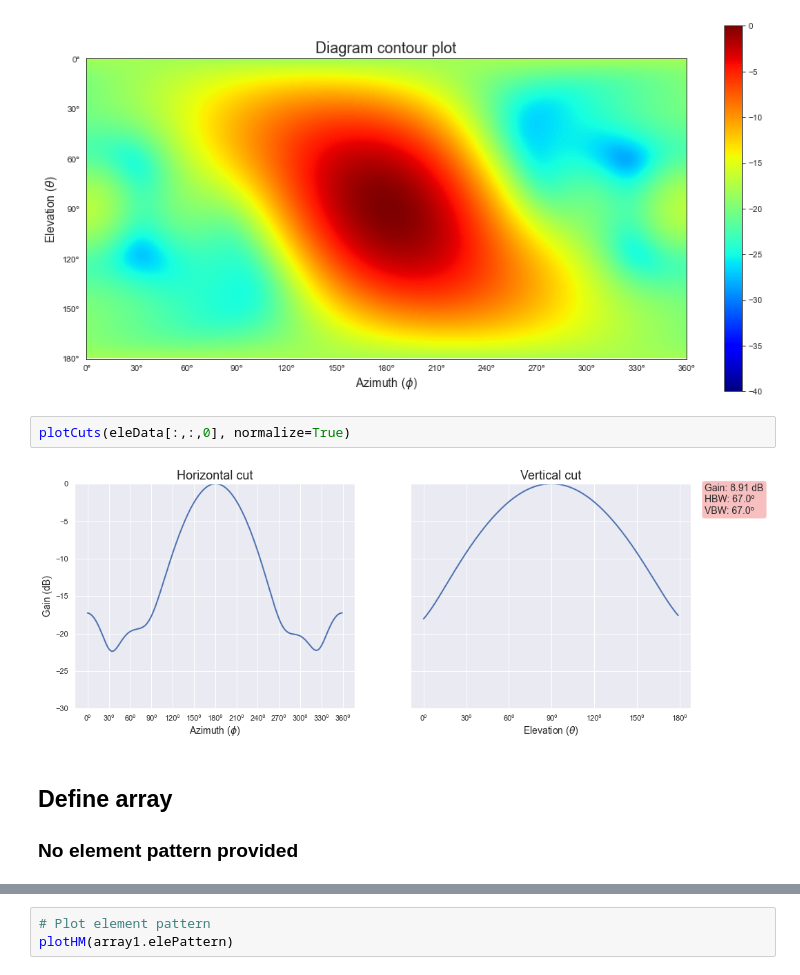
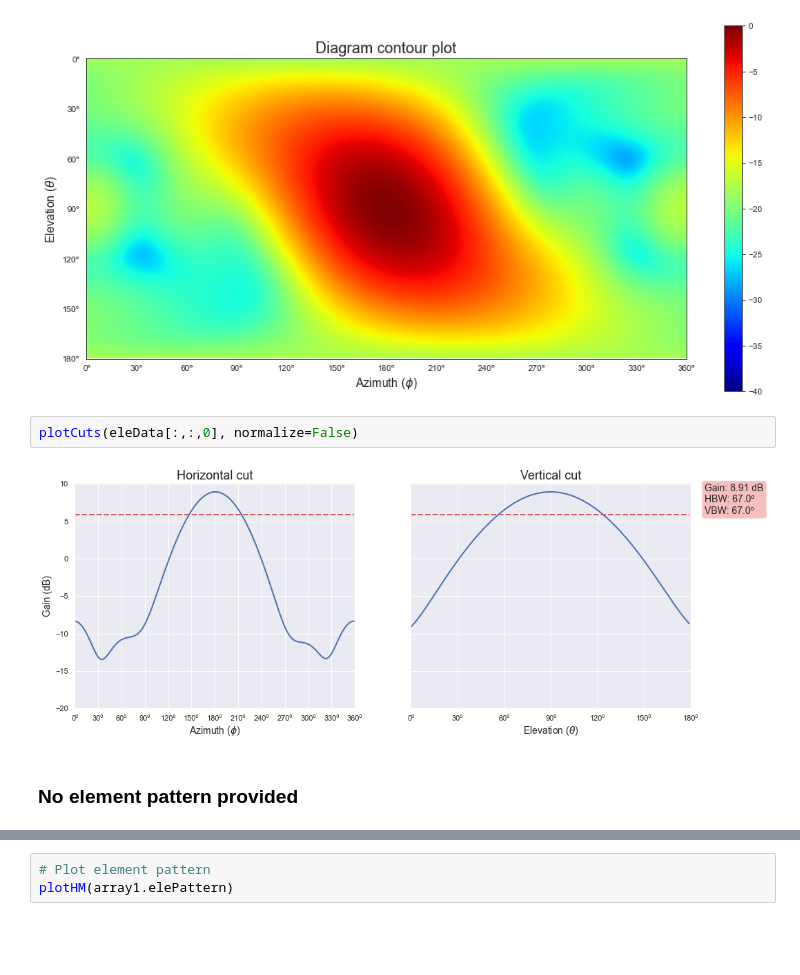
Before and after one commit to gvillalba86/PatternCalculator, a Jupyter notebook: arrayExample.ipynb, the cells around one changed output, grey strips where cells are left out. Saved outputs shown, nothing was run; the diff lists cells and outputs as text; blank space fills up the shorter version.

```diff
--- a/arrayExample.ipynb
+++ b/arrayExample.ipynb
@@ -24,12 +24,10 @@ plotHM(eleData[:,:,0])
 # %% [output]
 [figure]
 # %%
-plotCuts(eleData[:,:,0], normalize=True)
+plotCuts(eleData[:,:,0], normalize=False)
 # %% [output]
-[figure, old version]
+[figure, new version]
 # %% [markdown]
-## Define array
-
 ### No element pattern provided
 # %%
 ## Make ARRAY
```
Also changed, not shown: parts of 11 cells of this notebook, 2 other files.
